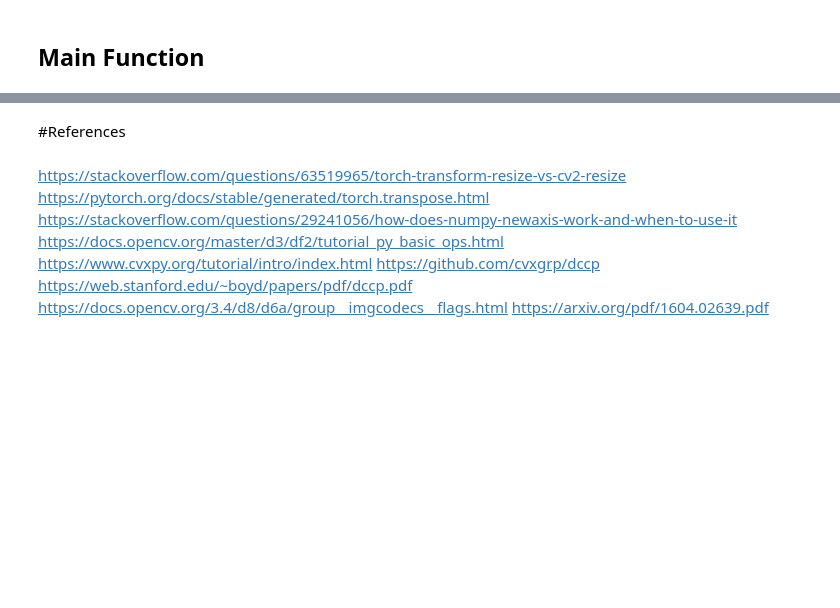
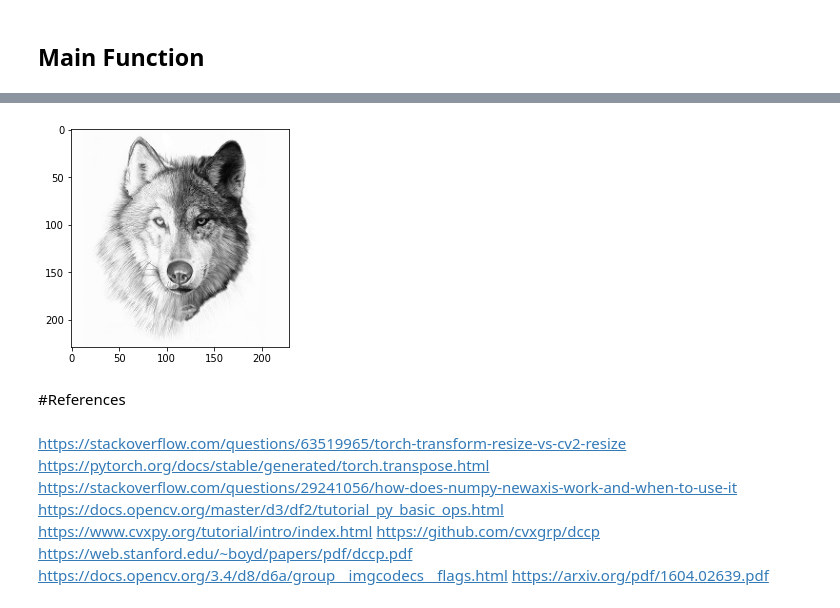
Before and after one commit to azizanwazir/comp0055_seeing_is_not_believing, a Jupyter notebook: scaling_attack.ipynb, the cells around one changed output, grey strips where cells are left out. Saved outputs shown, nothing was run; the diff lists cells and outputs as text; code cells hidden in the pictures; blank space fills up the shorter version.

```diff
--- a/scaling_attack.ipynb
+++ b/scaling_attack.ipynb
@@ -605,0 +362,6 @@ plt.imshow(a_img)
+# %%
+# Show scaled attack image
+
+plt.imshow(resizeCV2(atk_img, a, b), cmap='gray', vmin=0, vmax=255)
+# %% [output]
+[figure, added]
```
Also changed, not shown: parts of 22 cells of this notebook, 11 other files.
